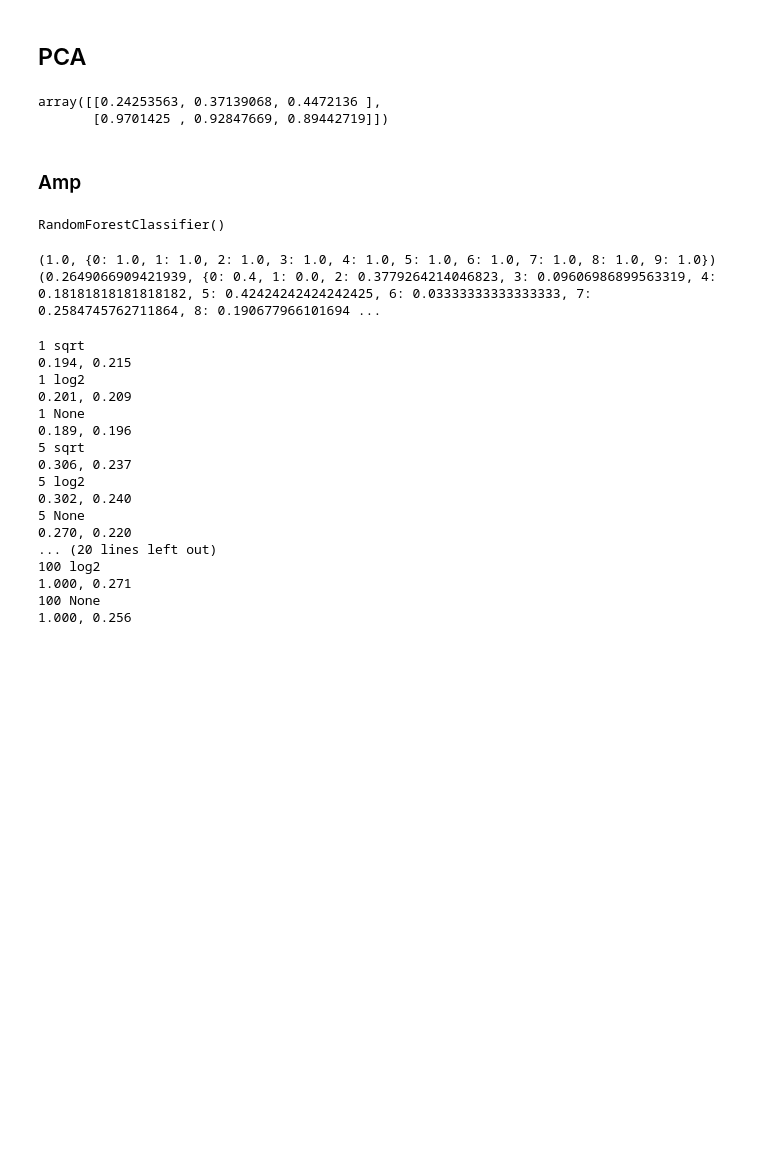
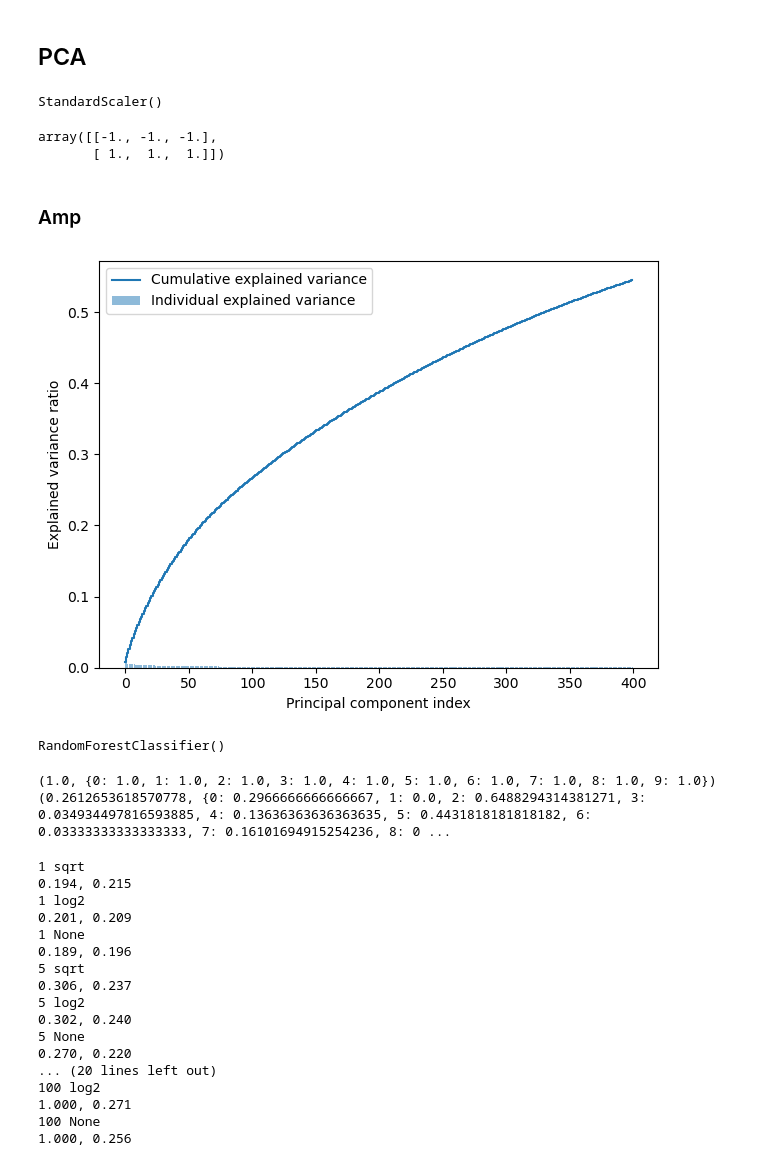
Before and after one commit to chrislee-hc/CS-181-Practical, a Jupyter notebook: cs181_practical_student_code.ipynb, the cells around one changed output. Saved outputs shown, nothing was run; the diff lists cells and outputs as text; code cells hidden in the pictures; blank space fills up the shorter version.

Commit message:
changed normalization to standardization before doing PCA

```diff
--- a/cs181_practical_student_code.ipynb
+++ b/cs181_practical_student_code.ipynb
@@ -399,19 +399,41 @@ from sklearn.preprocessing import normalize
 # %%
-normalize(np.array([[1,2,3],[4,5,6]]), axis=0)
+sc = StandardScaler()
+arr = np.array([[1,2,3],[4,5,6]])
+sc.fit(arr)
 # %% [output]
-array([[0.24253563, 0.37139068, 0.4472136 ],
-       [0.9701425 , 0.92847669, 0.89442719]])
+StandardScaler()
+# %%
+sc.transform(arr)
+# %% [output]
+array([[-1., -1., -1.],
+       [ 1.,  1.,  1.]])
 # %% [markdown]
 ### Amp
 # %%
-X_amp_train_norm = normalize(X_amp_train, axis=0)
-X_amp_test_norm = normalize(X_amp_test, axis=0)
+sc = StandardScaler()
+sc.fit(X_amp_train)
 
-pca_amp = PCA(n_components=20)
+X_amp_train_norm = sc.transform(X_amp_train)
+X_amp_test_norm = sc.transform(X_amp_test)
+
+pca_amp = PCA(n_components=400)
 pca_amp.fit(X_amp_train_norm)
 
 X_amp_train_pca = pca_amp.transform(X_amp_train_norm)
 X_amp_test_pca = pca_amp.transform(X_amp_test_norm)
+# %%
+exp_var_pca = pca_amp.explained_variance_ratio_
+cum_sum_eigenvalues = np.cumsum(exp_var_pca)
+
+plt.bar(range(0,len(exp_var_pca)), exp_var_pca, alpha=0.5, align='center', label='Individual explained variance')
+plt.step(range(0,len(cum_sum_eigenvalues)), cum_sum_eigenvalues, where='mid',label='Cumulative explained variance')
+plt.ylabel('Explained variance ratio')
+plt.xlabel('Principal component index')
+plt.legend(loc='best')
+plt.tight_layout()
+plt.show()
+# %% [output]
+[figure, added]
 # %%
 rf = RandomForestClassifier()
 rf.fit(X_amp_train_pca, y_amp_train)
@@ -424,7 +446,7 @@ print(accuracy(preds_train, y_amp_train))
 print(accuracy(preds_test, y_amp_test))
 # %% [output]
 (1.0, {0: 1.0, 1: 1.0, 2: 1.0, 3: 1.0, 4: 1.0, 5: 1.0, 6: 1.0, 7: 1.0, 8: 1.0, 9: 1.0})
-(0.2649066909421939, {0: 0.4, 1: 0.0, 2: 0.3779264214046823, 3: 0.09606986899563319, 4: 0.18181818181818182, 5: 0.42424242424242425, 6: 0.03333333333333333, 7: 0.2584745762711864, 8: 0.190677966101694 ...
+(0.2612653618570778, {0: 0.2966666666666667, 1: 0.0, 2: 0.6488294314381271, 3: 0.034934497816593885, 4: 0.13636363636363635, 5: 0.4431818181818182, 6: 0.03333333333333333, 7: 0.16101694915254236, 8: 0 ...
 # %%
 max_depth_vals = [1, 5, 10, 25, 50, 100]
 max_features_vals = ["sqrt", "log2", None]
```
Also changed, not shown: parts of 5 cells of this notebook.
